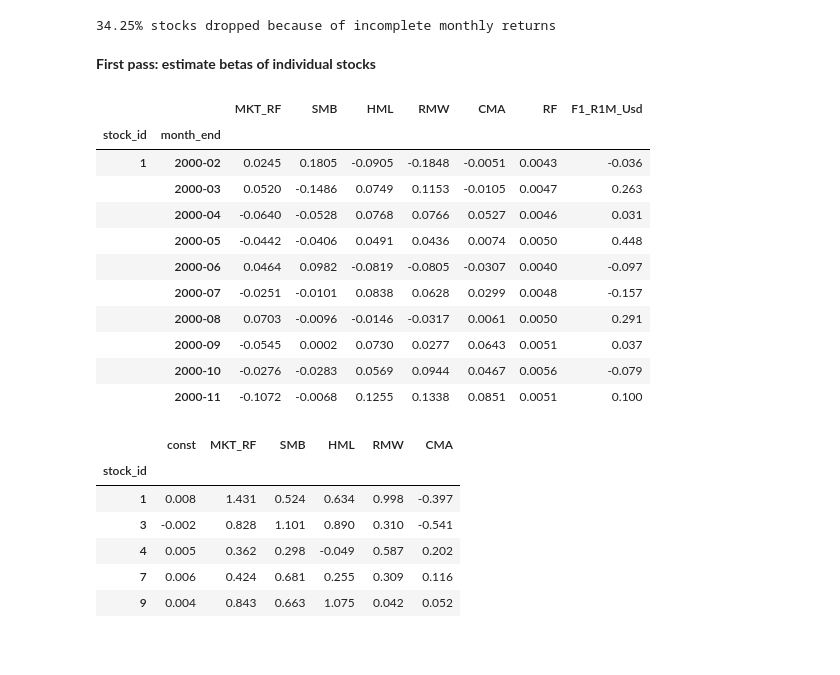
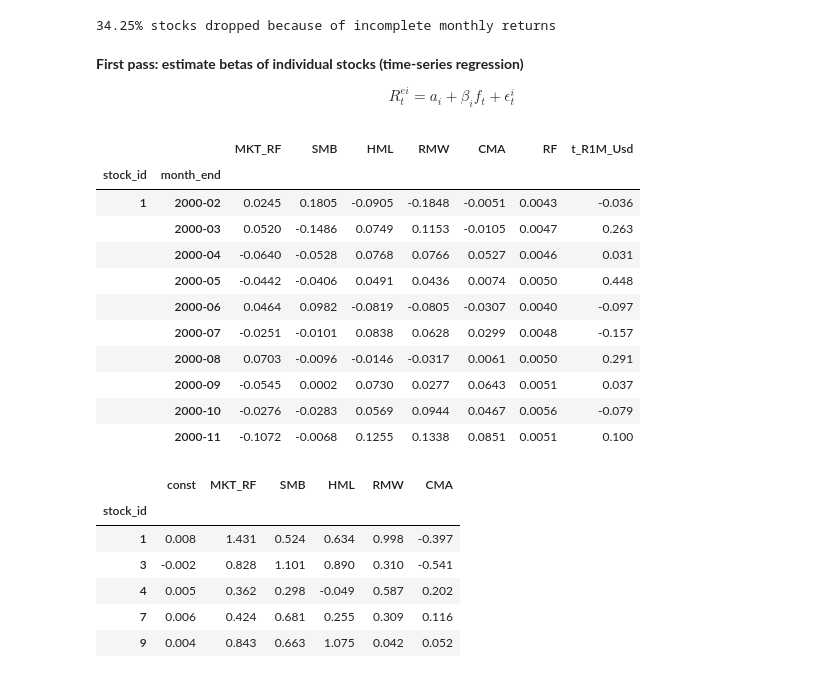
Before and after one commit to ronnieqt/mlfactor-py, a Jupyter notebook: 3_factor_investing.ipynb, the cells around one changed output. Drawn from its saved outputs; the diff is of its cells as text; code cells hidden in the pictures; blank space fills up the shorter version.

```diff
--- a/3_factor_investing.ipynb
+++ b/3_factor_investing.ipynb
@@ -140,19 +140,23 @@ def regress(data, yvar, xvars):
     result = lm.fit()
     return result.params
 # %% [markdown]
-**First pass: estimate betas of individual stocks**
+**First pass: estimate betas of individual stocks (time-series regression)**
+
+$$
+R_{t}^{ei} = a_i + \beta_i f_t + \epsilon_{t}^i
+$$
 # %%
 # R1M_Usd: the 1 month future returns
 df_fm_1st_data = (
     df_fm_data.
     merge(df_ff_5f_m, how='left', left_on='month_end', right_index=True).
     sort_index().
-    assign(F1_R1M_Usd = lambda df: df.groupby(by='stock_id')['R1M_Usd'].shift(1)).
+    assign(t_R1M_Usd = lambda df: df.groupby(by='stock_id')['R1M_Usd'].shift(1)).
     drop(columns=['R1M_Usd']).dropna()
 )
 df_fm_1st_data.head(10)
 # %% [output]
-|  |  | MKT_RF | SMB | HML | RMW | CMA | RF | F1_R1M_Usd |
+|  |  | MKT_RF | SMB | HML | RMW | CMA | RF | t_R1M_Usd |
 | stock_id | month_end |  |  |  |  |  |  |  |
 | 1 | 2000-02 | 0.0245 | 0.1805 | -0.0905 | -0.1848 | -0.0051 | 0.0043 | -0.036 |
 |  | 2000-03 | 0.0520 | -0.1486 | 0.0749 | 0.1153 | -0.0105 | 0.0047 | 0.263 |
```
Also changed, not shown: parts of 2 cells of this notebook.
